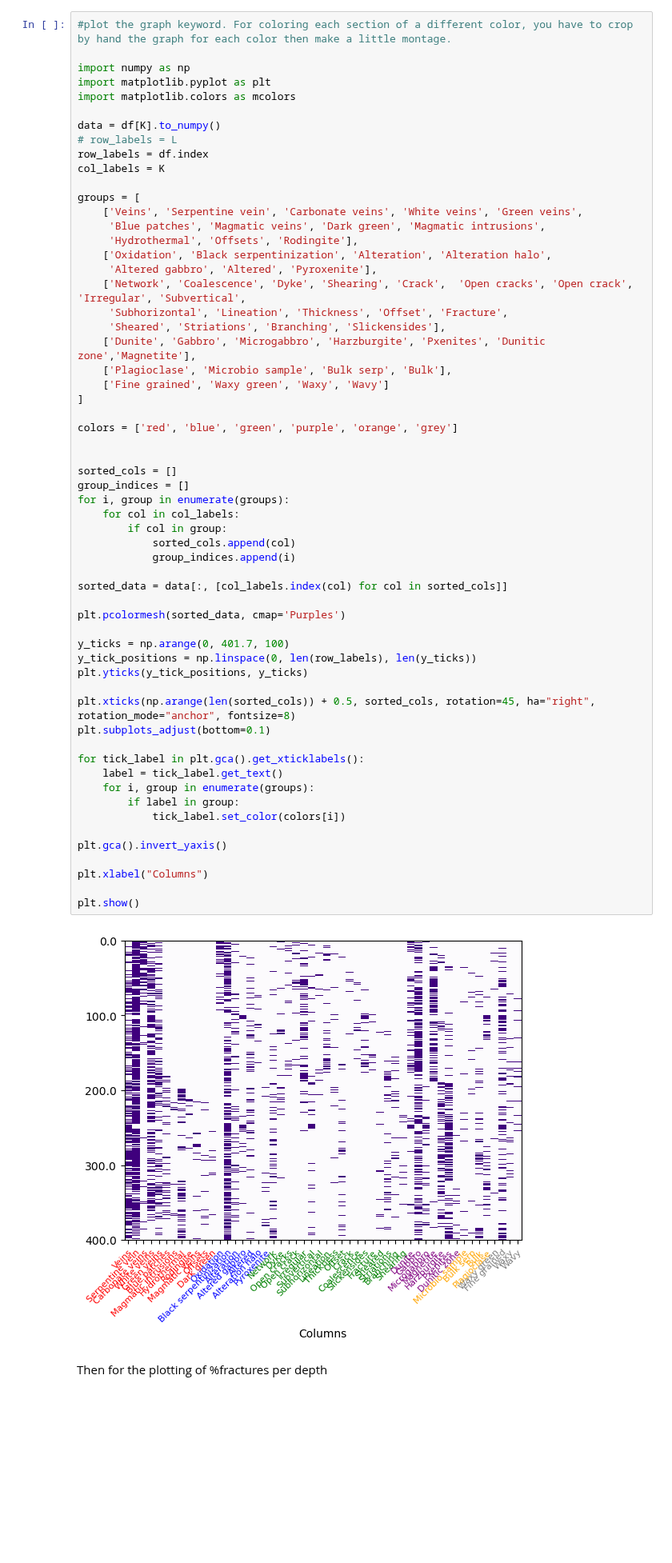
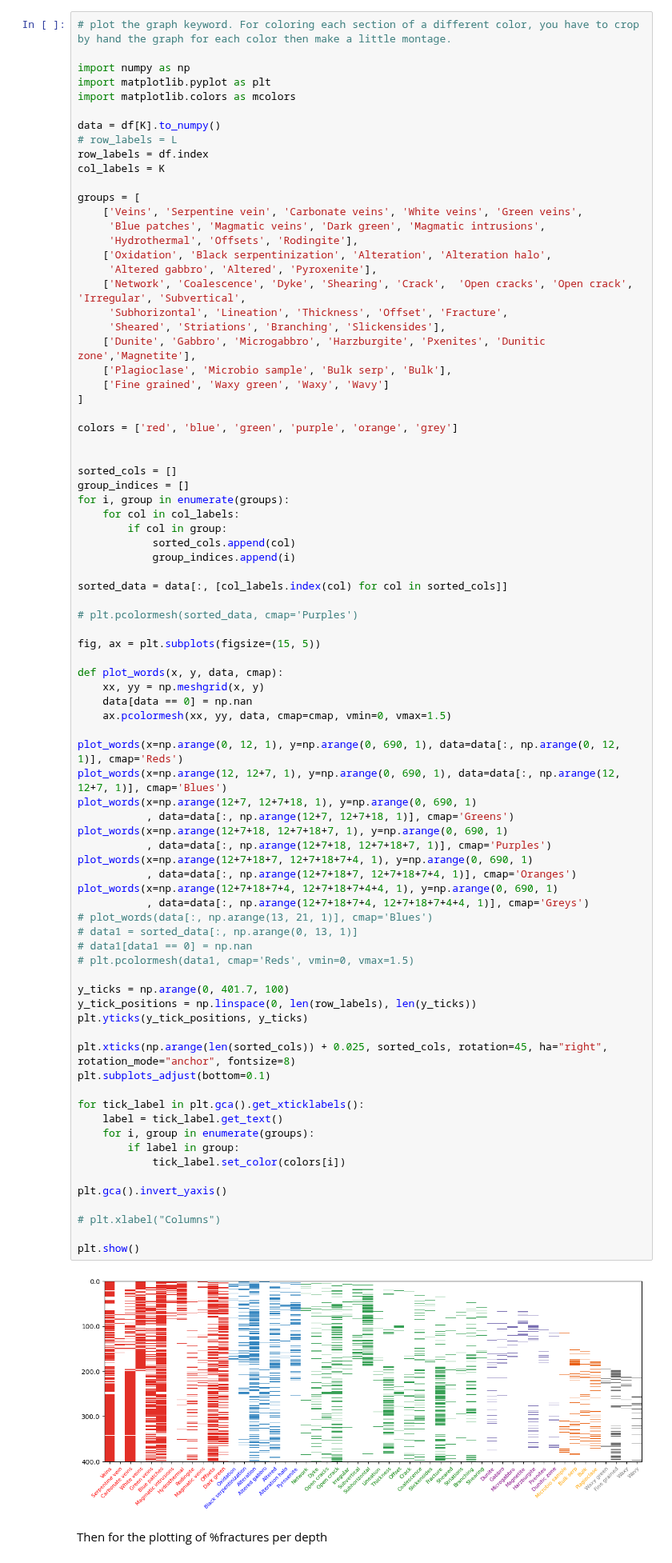
Before and after one commit to SerpRateAI/AI-pipeline-boreholes, a Jupyter notebook: Graph notebook.ipynb, the cells around one changed output. Shown at 80% size. Drawn from its saved outputs; the diff is of its cells as text; blank space fills up the shorter version.

Commit message:
fixed text plot

```diff
--- a/Graph notebook.ipynb
+++ b/Graph notebook.ipynb
@@ -51,5 +65,5 @@ Y (luminance)                                1.000000
 # %%
-#plot the graph keyword. For coloring each section of a different color, you have to crop by hand the graph for each color then make a little montage.
+# plot the graph keyword. For coloring each section of a different color, you have to crop by hand the graph for each color then make a little montage.
 
 import numpy as np
 import matplotlib.pyplot as plt
@@ -78,37 +92,59 @@ colors = ['red', 'blue', 'green', 'purple', 'orange', 'grey']
 
 
 sorted_cols = []
 group_indices = []
 for i, group in enumerate(groups):
     for col in col_labels:
         if col in group:
             sorted_cols.append(col)
             group_indices.append(i)
 
 sorted_data = data[:, [col_labels.index(col) for col in sorted_cols]]
 
-plt.pcolormesh(sorted_data, cmap='Purples')
+# plt.pcolormesh(sorted_data, cmap='Purples')
+
+fig, ax = plt.subplots(figsize=(15, 5))
+
+def plot_words(x, y, data, cmap):
+    xx, yy = np.meshgrid(x, y)
+    data[data == 0] = np.nan
+    ax.pcolormesh(xx, yy, data, cmap=cmap, vmin=0, vmax=1.5)
+
+plot_words(x=np.arange(0, 12, 1), y=np.arange(0, 690, 1), data=data[:, np.arange(0, 12, 1)], cmap='Reds')
+plot_words(x=np.arange(12, 12+7, 1), y=np.arange(0, 690, 1), data=data[:, np.arange(12, 12+7, 1)], cmap='Blues')
+plot_words(x=np.arange(12+7, 12+7+18, 1), y=np.arange(0, 690, 1)
+           , data=data[:, np.arange(12+7, 12+7+18, 1)], cmap='Greens')
+plot_words(x=np.arange(12+7+18, 12+7+18+7, 1), y=np.arange(0, 690, 1)
+           , data=data[:, np.arange(12+7+18, 12+7+18+7, 1)], cmap='Purples')
+plot_words(x=np.arange(12+7+18+7, 12+7+18+7+4, 1), y=np.arange(0, 690, 1)
+           , data=data[:, np.arange(12+7+18+7, 12+7+18+7+4, 1)], cmap='Oranges')
+plot_words(x=np.arange(12+7+18+7+4, 12+7+18+7+4+4, 1), y=np.arange(0, 690, 1)
+           , data=data[:, np.arange(12+7+18+7+4, 12+7+18+7+4+4, 1)], cmap='Greys')
+# plot_words(data[:, np.arange(13, 21, 1)], cmap='Blues')
+# data1 = sorted_data[:, np.arange(0, 13, 1)]
+# data1[data1 == 0] = np.nan
+# plt.pcolormesh(data1, cmap='Reds', vmin=0, vmax=1.5)
 
 y_ticks = np.arange(0, 401.7, 100)
 y_tick_positions = np.linspace(0, len(row_labels), len(y_ticks))
 plt.yticks(y_tick_positions, y_ticks)
 
-plt.xticks(np.arange(len(sorted_cols)) + 0.5, sorted_cols, rotation=45, ha="right", rotation_mode="anchor", fontsize=8)
+plt.xticks(np.arange(len(sorted_cols)) + 0.025, sorted_cols, rotation=45, ha="right", rotation_mode="anchor", fontsize=8)
 plt.subplots_adjust(bottom=0.1)
 
 for tick_label in plt.gca().get_xticklabels():
     label = tick_label.get_text()
     for i, group in enumerate(groups):
         if label in group:
             tick_label.set_color(colors[i])
 
 plt.gca().invert_yaxis()
 
-plt.xlabel("Columns")
+# plt.xlabel("Columns")
 
 plt.show()
 # %% [output]
-[figure, old version]
+[figure, new version]
 # %% [markdown]
 Then for the plotting of %fractures per depth
 # %%
```
Also changed, not shown: parts of 2 cells of this notebook.
